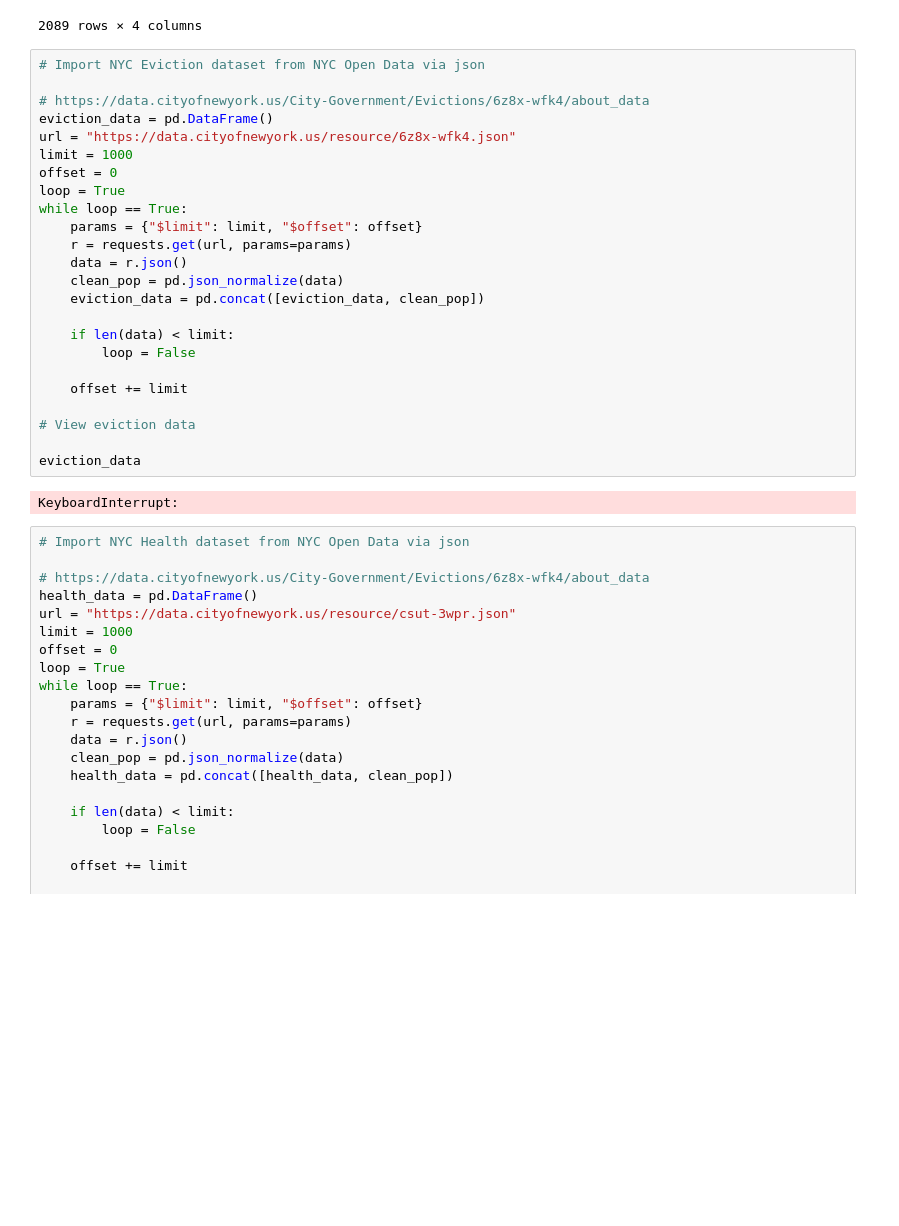
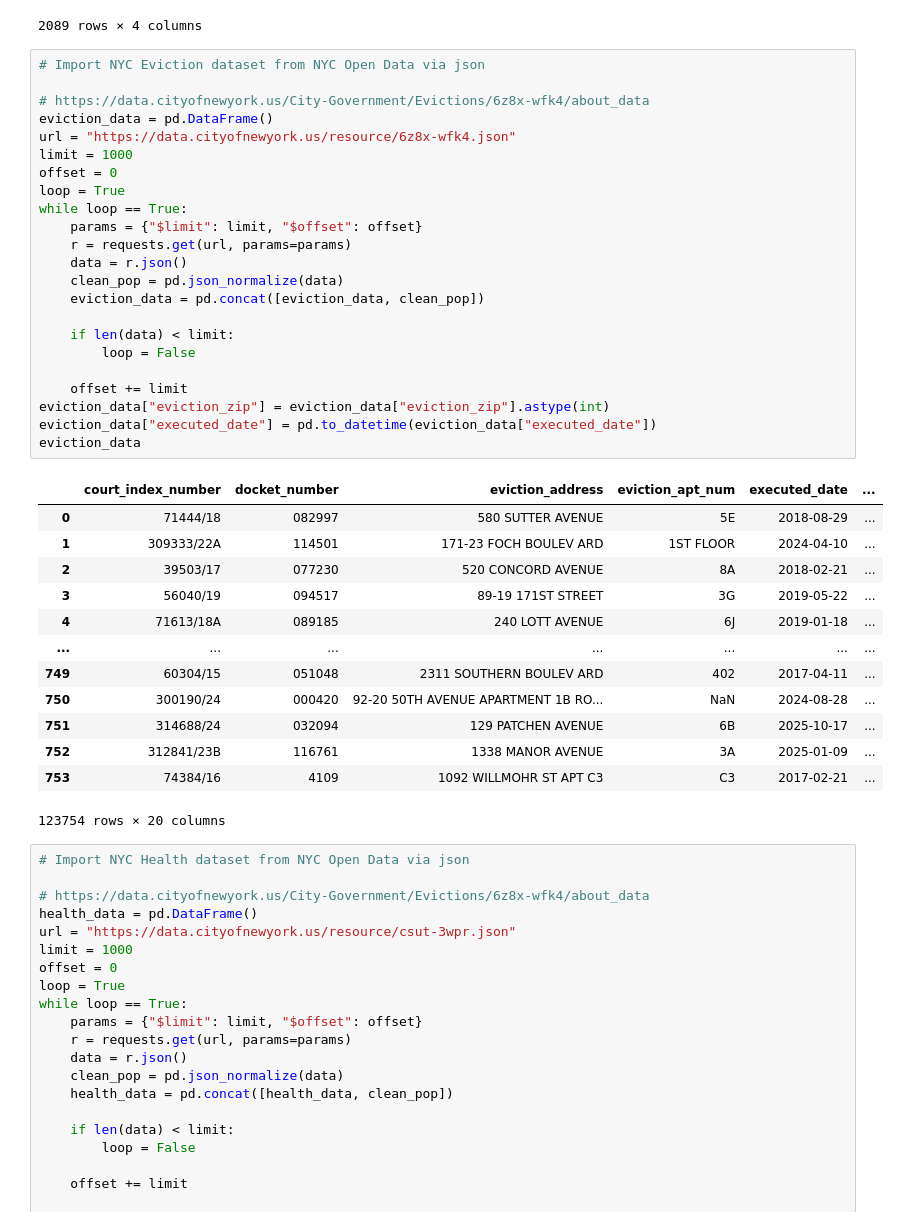
Before and after one commit to advanced-computing/bouncy-banana, a Jupyter notebook: Project.ipynb, the cells around one changed output. Cells and saved outputs as stored; diff of their text form; blank space fills up the shorter version.

```diff
--- a/Project.ipynb
+++ b/Project.ipynb
@@ -74,29 +75,40 @@ fred_continued_df
 # %%
 # Import NYC Eviction dataset from NYC Open Data via json
 
 # https://data.cityofnewyork.us/City-Government/Evictions/6z8x-wfk4/about_data
 eviction_data = pd.DataFrame()
 url = "https://data.cityofnewyork.us/resource/6z8x-wfk4.json"
 limit = 1000
 offset = 0
 loop = True
 while loop == True:
     params = {"$limit": limit, "$offset": offset}
     r = requests.get(url, params=params)
     data = r.json()
     clean_pop = pd.json_normalize(data)
     eviction_data = pd.concat([eviction_data, clean_pop])
 
     if len(data) < limit:
         loop = False
 
     offset += limit
-
-# View eviction data
-
+eviction_data["eviction_zip"] = eviction_data["eviction_zip"].astype(int)
+eviction_data["executed_date"] = pd.to_datetime(eviction_data["executed_date"])
 eviction_data
 # %% [output]
+|  | court_index_number | docket_number | eviction_address | eviction_apt_num | executed_date | ... |
+| 0 | 71444/18 | 082997 | 580 SUTTER AVENUE | 5E | 2018-08-29 | ... |
+| 1 | 309333/22A | 114501 | 171-23 FOCH BOULEV ARD | 1ST FLOOR | 2024-04-10 | ... |
+| 2 | 39503/17 | 077230 | 520 CONCORD AVENUE | 8A | 2018-02-21 | ... |
+| 3 | 56040/19 | 094517 | 89-19 171ST STREET | 3G | 2019-05-22 | ... |
+| 4 | 71613/18A | 089185 | 240 LOTT AVENUE | 6J | 2019-01-18 | ... |
+| ... | ... | ... | ... | ... | ... | ... |
+| 749 | 60304/15 | 051048 | 2311 SOUTHERN BOULEV ARD | 402 | 2017-04-11 | ... |
+| 750 | 300190/24 | 000420 | 92-20 50TH AVENUE APARTMENT 1B RO... | NaN | 2024-08-28 | ... |
+| 751 | 314688/24 | 032094 | 129 PATCHEN AVENUE | 6B | 2025-10-17 | ... |
+| 752 | 312841/23B | 116761 | 1338 MANOR AVENUE | 3A | 2025-01-09 | ... |
+| 753 | 74384/16 | 4109 | 1092 WILLMOHR ST APT C3 | C3 | 2017-02-21 | ... |
-KeyboardInterrupt:
+123754 rows × 20 columns
 # %%
 # Import NYC Health dataset from NYC Open Data via json
 
```
Also changed, not shown: parts of 5 cells of this notebook.
